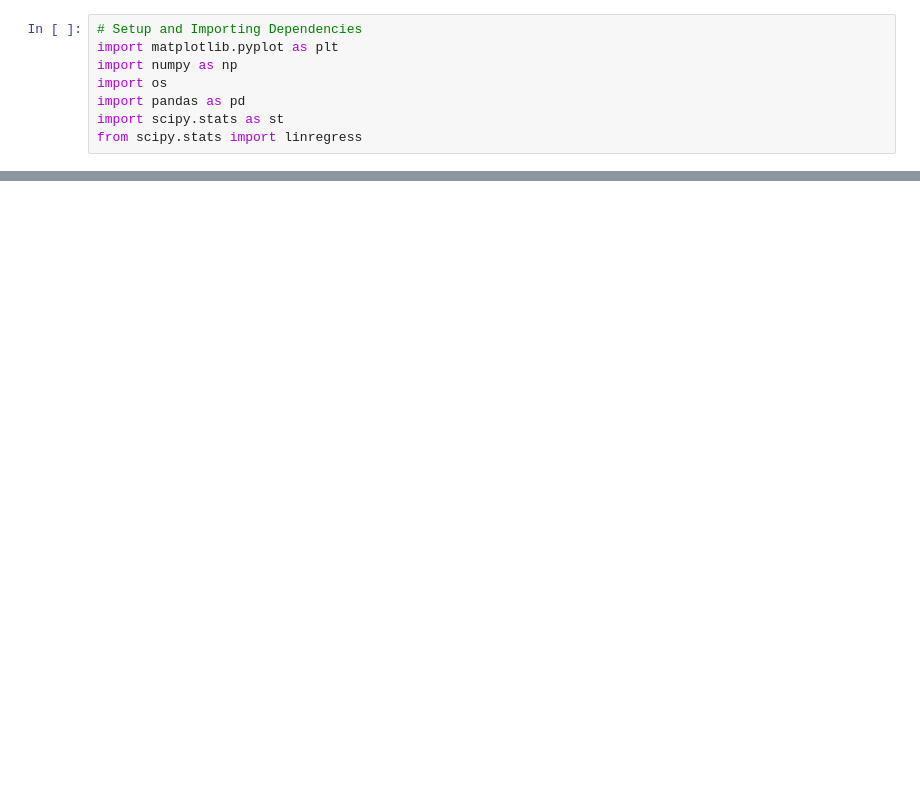
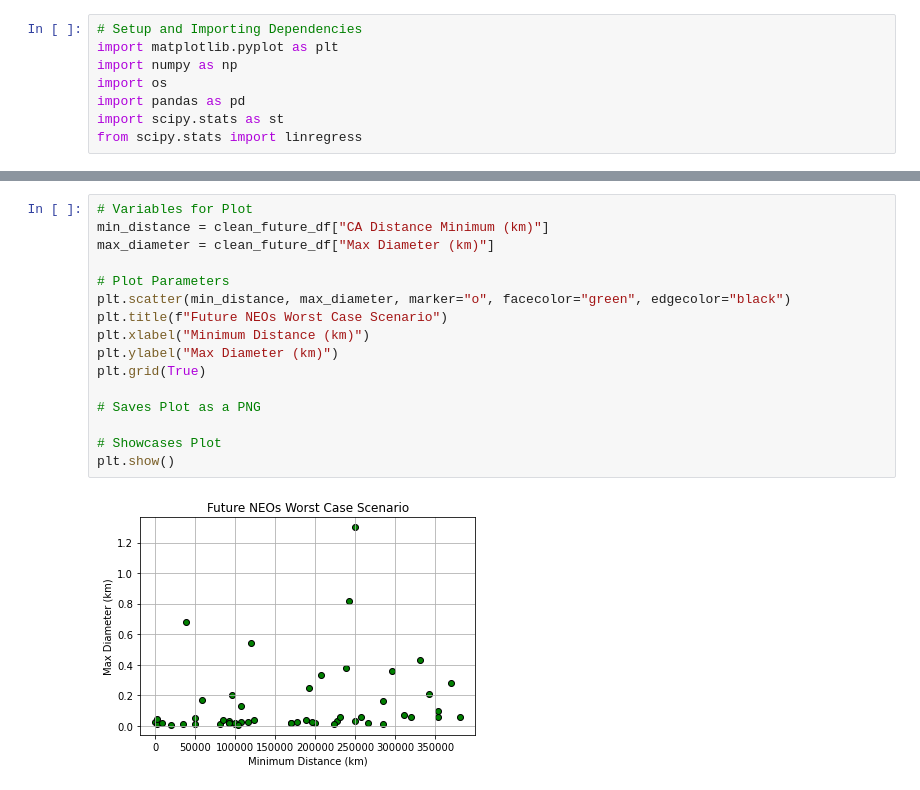
Before and after one commit to doublealogic/armageddon-neo-objects-space-junk, a Jupyter notebook: Data_Analysis/neo_main.ipynb, the cells around one changed output, grey strips where cells are left out. Saved outputs shown, nothing was run; the diff lists cells and outputs as text; blank space fills up the shorter version.

```diff
--- a/Data_Analysis/neo_main.ipynb
+++ b/Data_Analysis/neo_main.ipynb
@@ -62,0 +73,18 @@ large_future_neos
+# %%
+# Variables for Plot
+min_distance = clean_future_df["CA Distance Minimum (km)"]
+max_diameter = clean_future_df["Max Diameter (km)"]
+
+# Plot Parameters
+plt.scatter(min_distance, max_diameter, marker="o", facecolor="green", edgecolor="black")
+plt.title(f"Future NEOs Worst Case Scenario")
+plt.xlabel("Minimum Distance (km)")
+plt.ylabel("Max Diameter (km)")
+plt.grid(True)
+
+# Saves Plot as a PNG
+
+# Showcases Plot
+plt.show()
+# %% [output]
+[figure, added]
```
Also changed, not shown: parts of 2 cells of this notebook.
